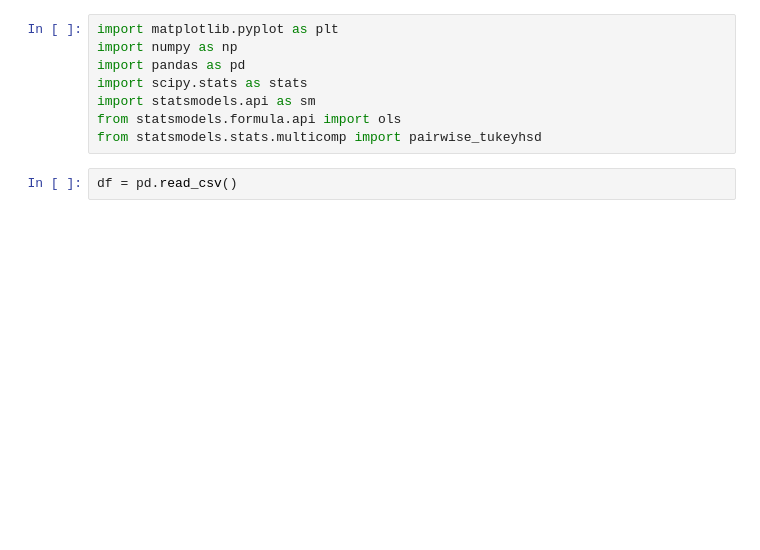
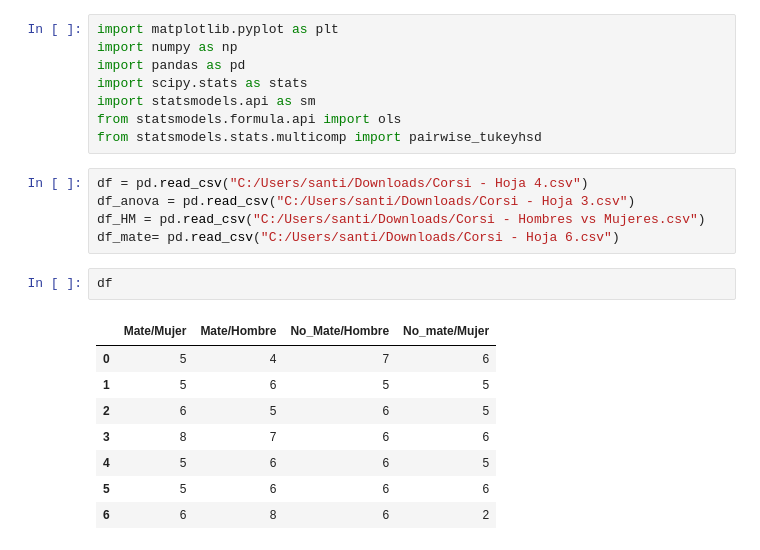
Before and after one commit to algorithmicsanti/Psychology_Research, a Jupyter notebook: Working_Memory.ipynb, the cells around one changed output. Saved outputs shown, nothing was run; the diff lists cells and outputs as text; blank space fills up the shorter version.

```diff
--- a/Working_Memory.ipynb
+++ b/Working_Memory.ipynb
@@ -6,5 +6,19 @@ import scipy.stats as stats
 import statsmodels.api as sm
 from statsmodels.formula.api import ols
 from statsmodels.stats.multicomp import pairwise_tukeyhsd
+# %%
+df = pd.read_csv("C:/Users/santi/Downloads/Corsi - Hoja 4.csv")
+df_anova = pd.read_csv("C:/Users/santi/Downloads/Corsi - Hoja 3.csv")
+df_HM = pd.read_csv("C:/Users/santi/Downloads/Corsi - Hombres vs Mujeres.csv")
+df_mate= pd.read_csv("C:/Users/santi/Downloads/Corsi - Hoja 6.csv")
 # %%
-df = pd.read_csv()
+df
+# %% [output]
+|  | Mate/Mujer | Mate/Hombre | No_Mate/Hombre | No_mate/Mujer |
+| 0 | 5 | 4 | 7 | 6 |
+| 1 | 5 | 6 | 5 | 5 |
+| 2 | 6 | 5 | 6 | 5 |
+| 3 | 8 | 7 | 6 | 6 |
+| 4 | 5 | 6 | 6 | 5 |
+| 5 | 5 | 6 | 6 | 6 |
+| 6 | 6 | 8 | 6 | 2 |
```
Also changed, not shown: parts of 7 cells of this notebook.
